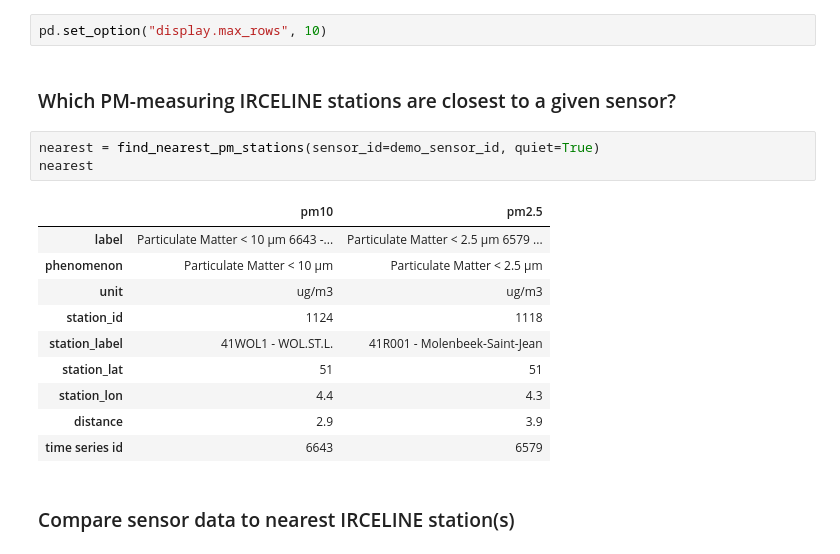
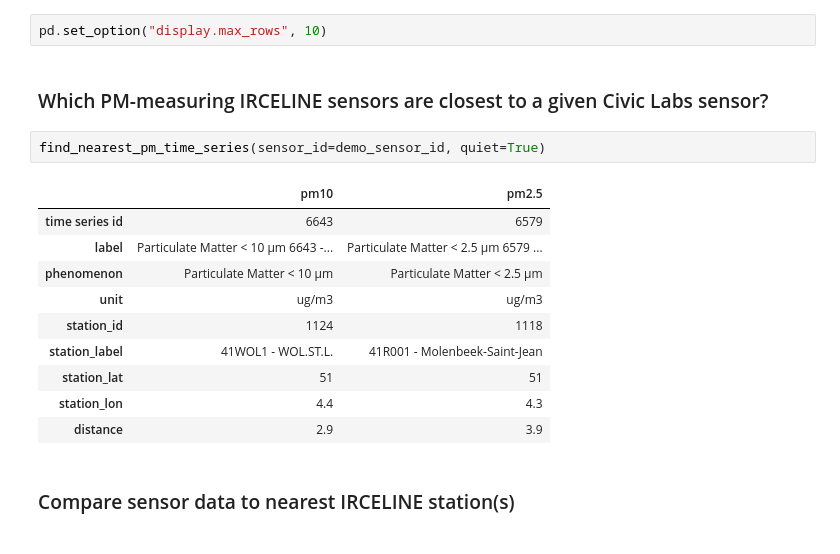
Before and after one commit to dr-1/airqdata, a Jupyter notebook: demo.ipynb, the cells around one changed output. Cells and saved outputs as stored; diff of their text form.

Commit message:
irceline: Generalize function to query time series

```diff
--- a/demo.ipynb
+++ b/demo.ipynb
@@ -450,12 +453,12 @@ irceline.Metadata.search_proximity(lat=50.9, lon=4.4, radius=5)
 # %%
 pd.set_option("display.max_rows", 10)
 # %% [markdown]
-### Which PM-measuring IRCELINE stations are closest to a given sensor?
+### Which PM-measuring IRCELINE sensors are closest to a given Civic Labs sensor?
 # %%
-nearest = find_nearest_pm_stations(sensor_id=demo_sensor_id, quiet=True)
-nearest
+find_nearest_pm_time_series(sensor_id=demo_sensor_id, quiet=True)
 # %% [output]
 |  | pm10 | pm2.5 |
+| time series id | 6643 | 6579 |
 | label | Particulate Matter < 10 µm 6643 -... | Particulate Matter < 2.5 µm 6579 ... |
 | phenomenon | Particulate Matter < 10 µm | Particulate Matter < 2.5 µm |
 | unit | ug/m3 | ug/m3 |
@@ -464,7 +467,6 @@ nearest
 | station_lat | 51 | 51 |
 | station_lon | 4.4 | 4.3 |
 | distance | 2.9 | 3.9 |
-| time series id | 6643 | 6579 |
 # %% [markdown]
 ### Compare sensor data to nearest IRCELINE station(s)
 # %%
```
Also changed, not shown: parts of 5 cells of this notebook, 2 other files.
